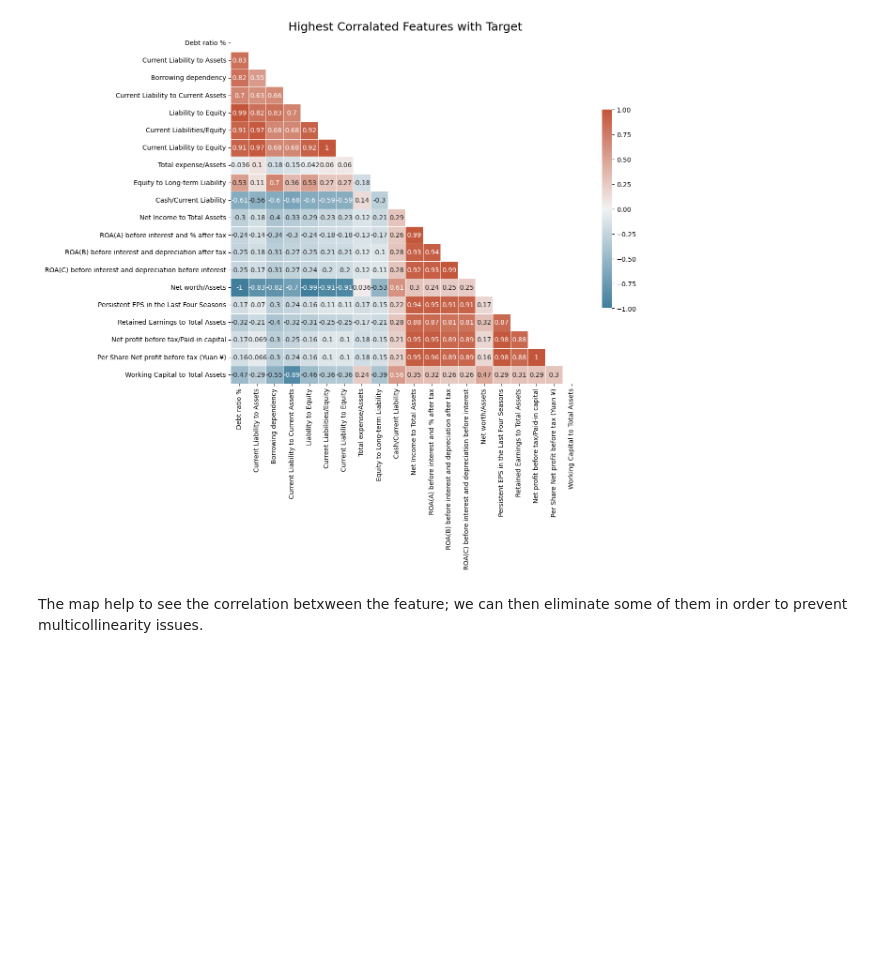
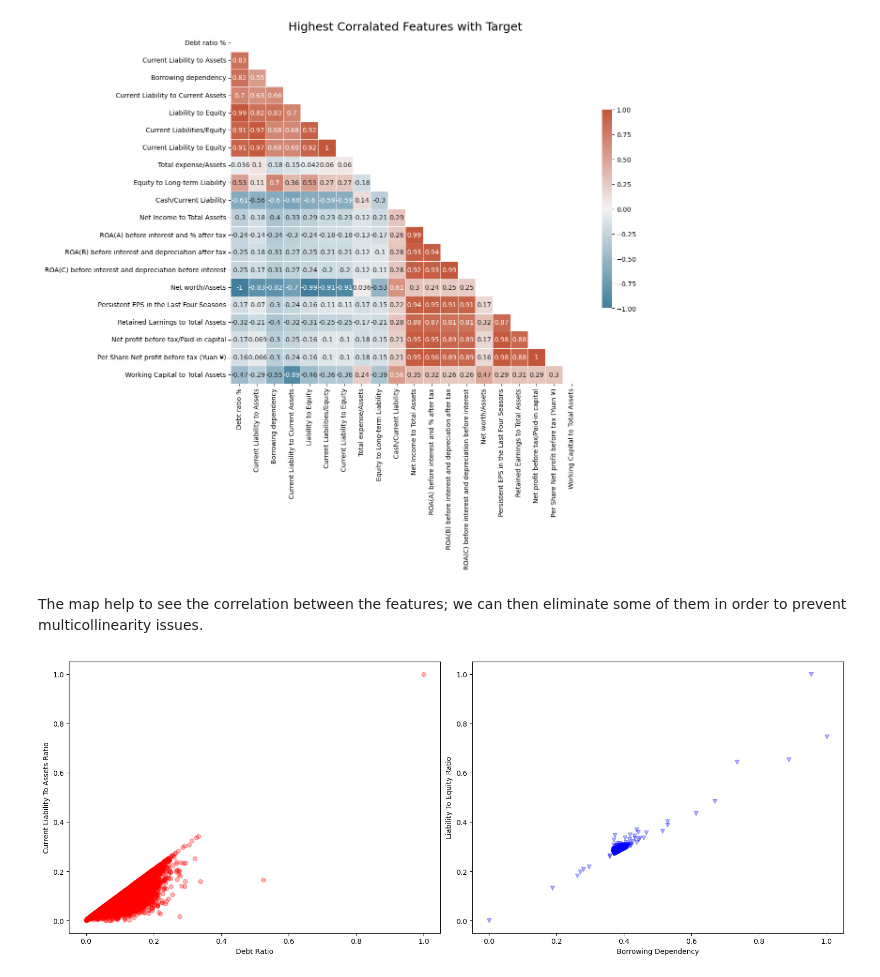
Before and after one commit to Zberich/Bankrupcy-prediction, a Jupyter notebook: Bankrupcy prediction project.ipynb, the cells around one changed output. Cells and saved outputs as stored; diff of their text form; code cells hidden in the pictures; blank space fills up the shorter version.

```diff
--- a/Bankrupcy prediction project.ipynb
+++ b/Bankrupcy prediction project.ipynb
@@ -149,6 +149,27 @@ data
 | 6817 | 0 | 0.506264 | 0.559911 | 0.554045 | 0.607850 | ... |
 | 6818 | 0 | 0.493053 | 0.570105 | 0.549548 | 0.627409 | ... |
 6819 rows × 96 columns
+# %%
+def clean_col_names(txt):
+    txt = (
+        txt.strip()
+        .replace("?", "_")
+        .replace("(", "_")
+        .replace(")", "_")
+        .replace(" ", "_")
+        .replace("/", "_")
+        .replace("-", "_")
+        .replace("%", "")
+        .replace("¥", "")
+        .replace("__", "_")
+        .replace("'", "")
+        .lower()
+    )
+    return txt
+# %%
+cols = list(data.columns)
+cols = [clean_col_names(txt) for txt in cols]
+data.columns = cols
 # %%
 data.describe()
 # %% [output]
@@ -234,4 +302,30 @@ plt.show()
 # %% [output]
 [figure]
 # %% [markdown]
-The map help to see the correlation betxween the feature; we can then eliminate some of them in order to prevent multicollinearity issues.
+The map help to see the correlation between the features; we can then eliminate some of them in order to prevent multicollinearity issues.
+# %%
+plt.figure(figsize=(16, 6))
+#plt.suptitle("Correlation Between Positive Attributes")
+plt.subplot(1, 2, 1)
+plt.xlabel("Debt Ratio")
+plt.ylabel("Current Liability To Assets Ratio")
+plt.scatter(
+    data["debt_ratio_"],
+    data["current_liability_to_assets"],
+    #marker="s",
+    color="red",
+    alpha=0.3,
+)
+plt.subplot(1, 2, 2)
+plt.xlabel("Borrowing Dependency")
+plt.ylabel("Liability To Equity Ratio")
+plt.scatter(
+    data["borrowing_dependency"],
+    data["liability_to_equity"],
+    marker="v",
+    color="blue",
+    alpha=0.3,
+)
+plt.tight_layout(pad=0.8)
+# %% [output]
+[figure, added]
```
Also changed, not shown: parts of 12 cells of this notebook.
